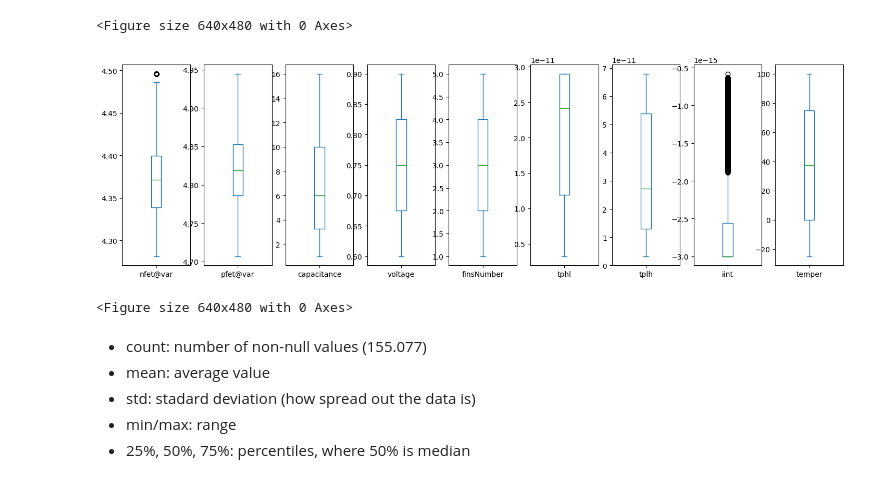
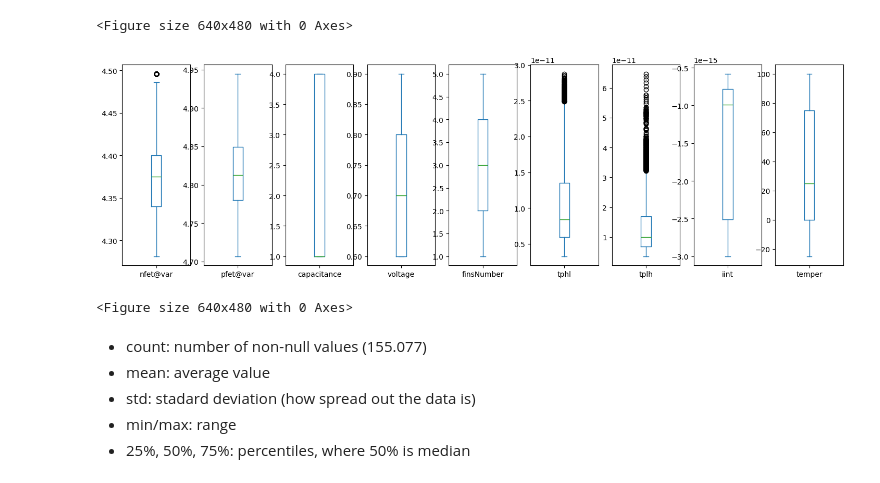
Before and after one commit to moraeseduarda/jupyter_ic, a Jupyter notebook: notebooks/FINFET/7nm/NOT/01_data_exploration.ipynb, the cells around one changed output. Saved outputs shown, nothing was run; the diff lists cells and outputs as text; code cells hidden in the pictures.

```diff
--- a/notebooks/FINFET/7nm/NOT/01_data_exploration.ipynb
+++ b/notebooks/FINFET/7nm/NOT/01_data_exploration.ipynb
@@ -117,20 +117,16 @@ plt.close()
 <Figure size 640x480 with 0 Axes>
 # %%
 # Outliers
-#data = data[(2e-12<=data.tphl)&(data.tphl<=2.9e-11)]
-#data = data[(1e-12<=data.tplh)&(data.tplh<=6.8e-11)]
-#data = data[(-3e-15<=data.iint)]
-
-data['tphl'] = data['tphl'].clip(lower=2e-12, upper=2.9e-11)
-data['tplh'] = data['tplh'].clip(lower=1e-12, upper=6.8e-11)
-data['iint'] = data['iint'].clip(lower=-3e-15)
+data = data[(2e-12<=data.tphl)&(data.tphl<=2.9e-11)]
+data = data[(1e-12<=data.tplh)&(data.tplh<=6.8e-11)]
+data = data[(-3e-15<=data.iint)]
 
 data.plot(kind='box', figsize=(30, 5), subplots=True, layout=(1, 15))
 plt.figure()
 plt.show()
 plt.close()
 # %% [output]
-[figure, old version]
+[figure, new version]
 <Figure size 640x480 with 0 Axes>
 # %% [markdown]
 - count: number of non-null values (155.077)
```
Also changed, not shown: parts of 14 cells of this notebook, 5 other files.
